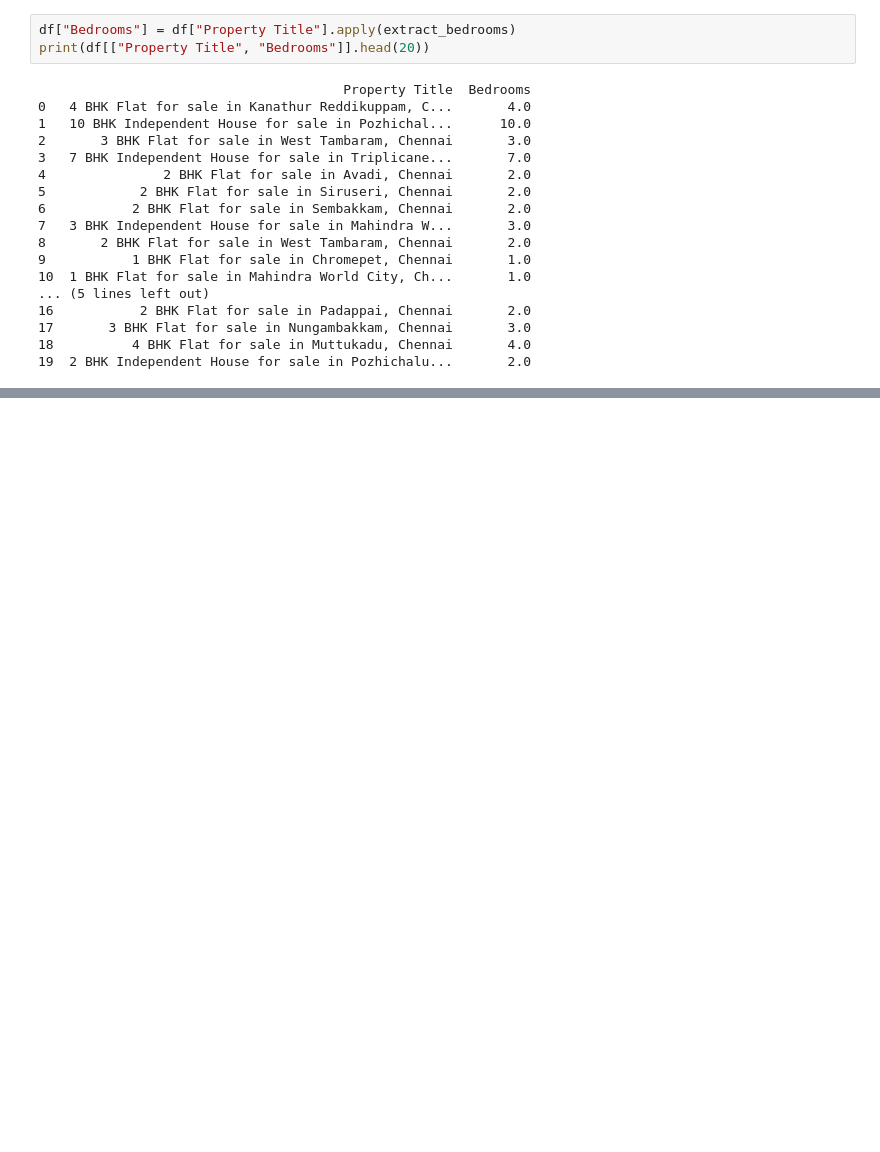
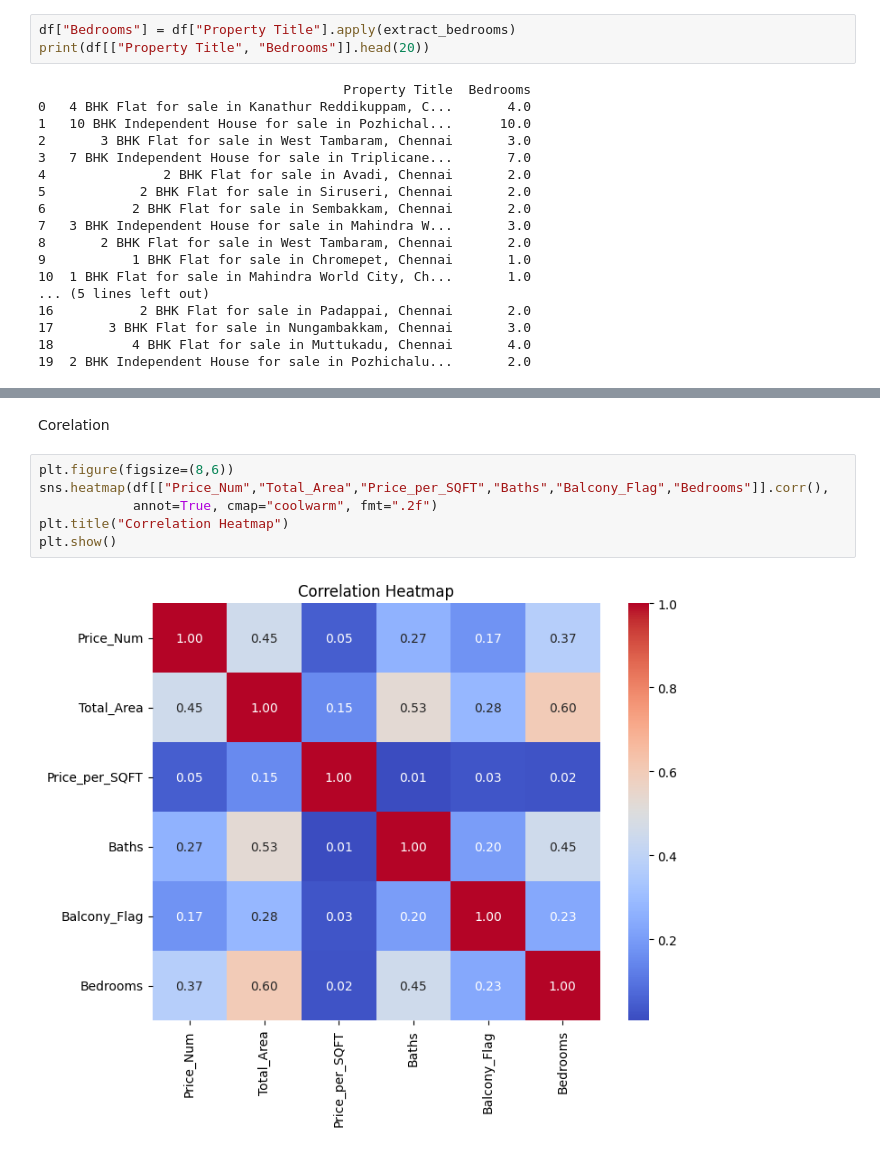
Before and after one commit to AabidMK/RealtyAI_Infosys_Internship_Aug2025, a Jupyter notebook: House Price prediction model.ipynb, the cells around one changed output, grey strips where cells are left out. Saved outputs shown, nothing was run; the diff lists cells and outputs as text; blank space fills up the shorter version.

```diff
--- a/House Price prediction model.ipynb
+++ b/House Price prediction model.ipynb
@@ -149,0 +233,10 @@ print(df[["Property Title", "Bedrooms"]].head(20))
+# %% [markdown]
+Corelation
+# %%
+plt.figure(figsize=(8,6))
+sns.heatmap(df[["Price_Num","Total_Area","Price_per_SQFT","Baths","Balcony_Flag","Bedrooms"]].corr(),
+            annot=True, cmap="coolwarm", fmt=".2f")
+plt.title("Correlation Heatmap")
+plt.show()
+# %% [output]
+[figure, added]
```
Also changed, not shown: parts of 11 cells of this notebook.
